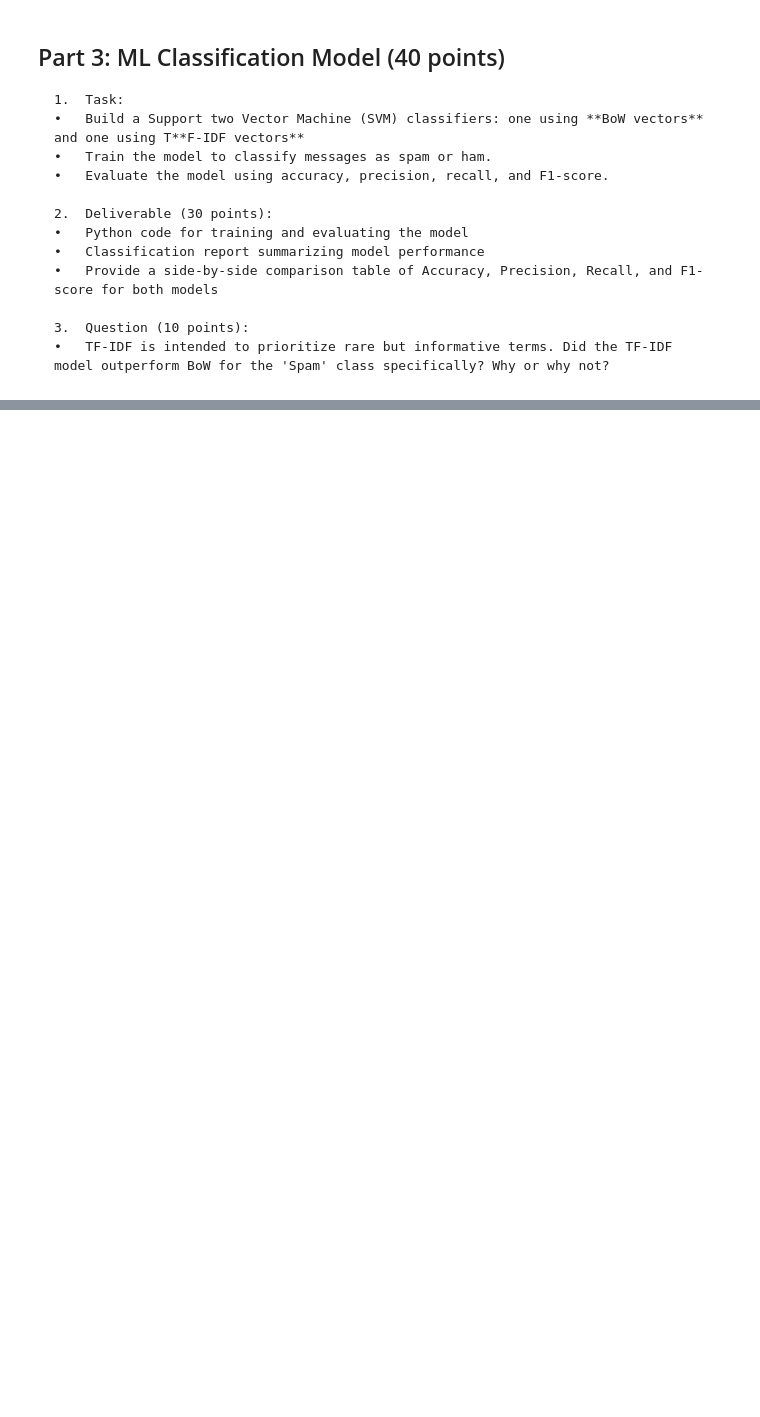
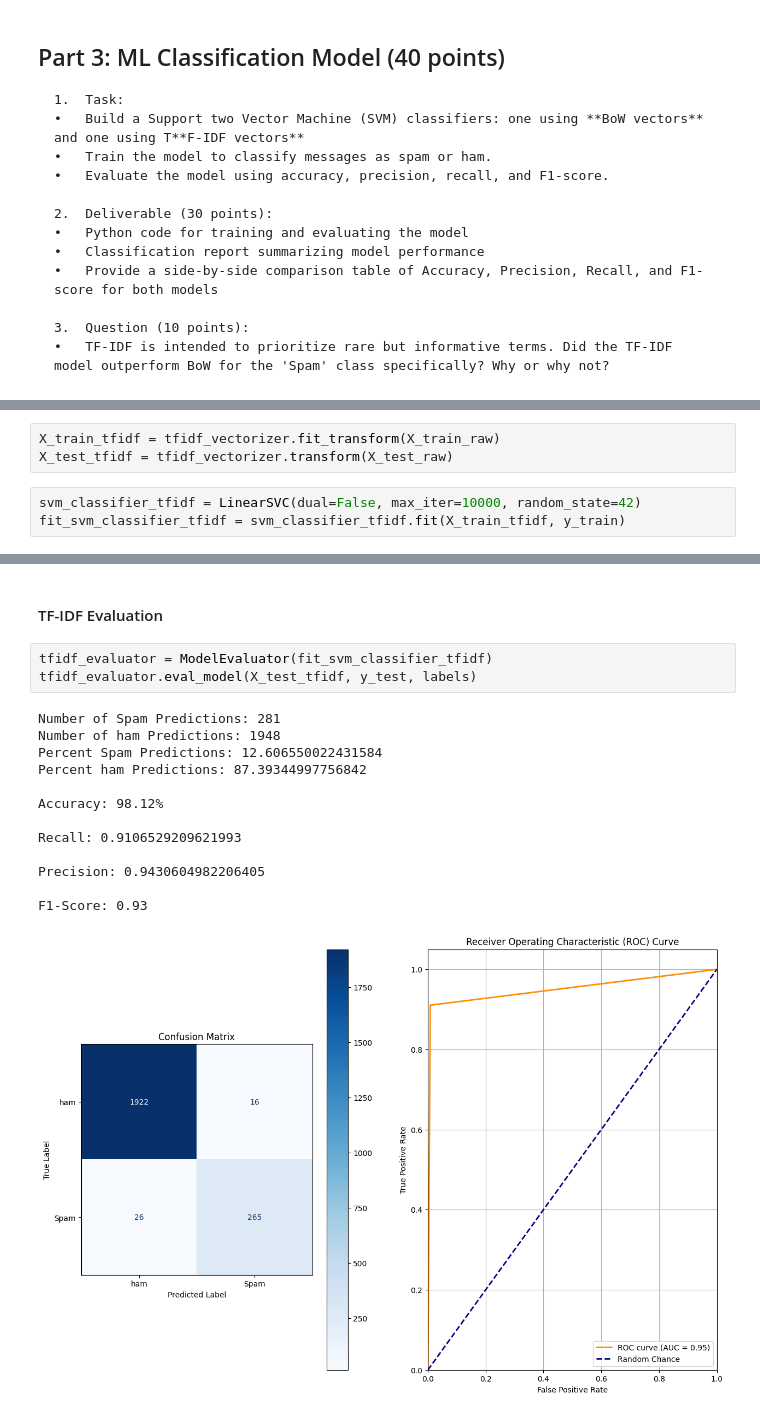
Before and after one commit to rcwaterman/DSE6212, a Jupyter notebook: Module 2/Module_2_Assignment_Text_Vectorization-1.ipynb, the cells around one changed output, grey strips where cells are left out. Cells and saved outputs as stored; diff of their text form; blank space fills up the shorter version.

```diff
--- a/Module 2/Module_2_Assignment_Text_Vectorization-1.ipynb
+++ b/Module 2/Module_2_Assignment_Text_Vectorization-1.ipynb
@@ -86,0 +369,6 @@ print(sms_data['label'].value_counts())
+# %%
+X_train_tfidf = tfidf_vectorizer.fit_transform(X_train_raw)
+X_test_tfidf = tfidf_vectorizer.transform(X_test_raw)
+# %%
+svm_classifier_tfidf = LinearSVC(dual=False, max_iter=10000, random_state=42)
+fit_svm_classifier_tfidf = svm_classifier_tfidf.fit(X_train_tfidf, y_train)
@@ -86,0 +505,19 @@ print(sms_data['label'].value_counts())
+# %% [markdown]
+#### TF-IDF Evaluation
+# %%
+tfidf_evaluator = ModelEvaluator(fit_svm_classifier_tfidf)
+tfidf_evaluator.eval_model(X_test_tfidf, y_test, labels)
+# %% [output]
+Number of Spam Predictions: 281
+Number of ham Predictions: 1948
+Percent Spam Predictions: 12.606550022431584
+Percent ham Predictions: 87.39344997756842
+
+Accuracy: 98.12%
+
+Recall: 0.9106529209621993
+
+Precision: 0.9430604982206405
+
+F1-Score: 0.93
+[figure, added]
```
Also changed, not shown: parts of 61 cells of this notebook, 12 other files.
